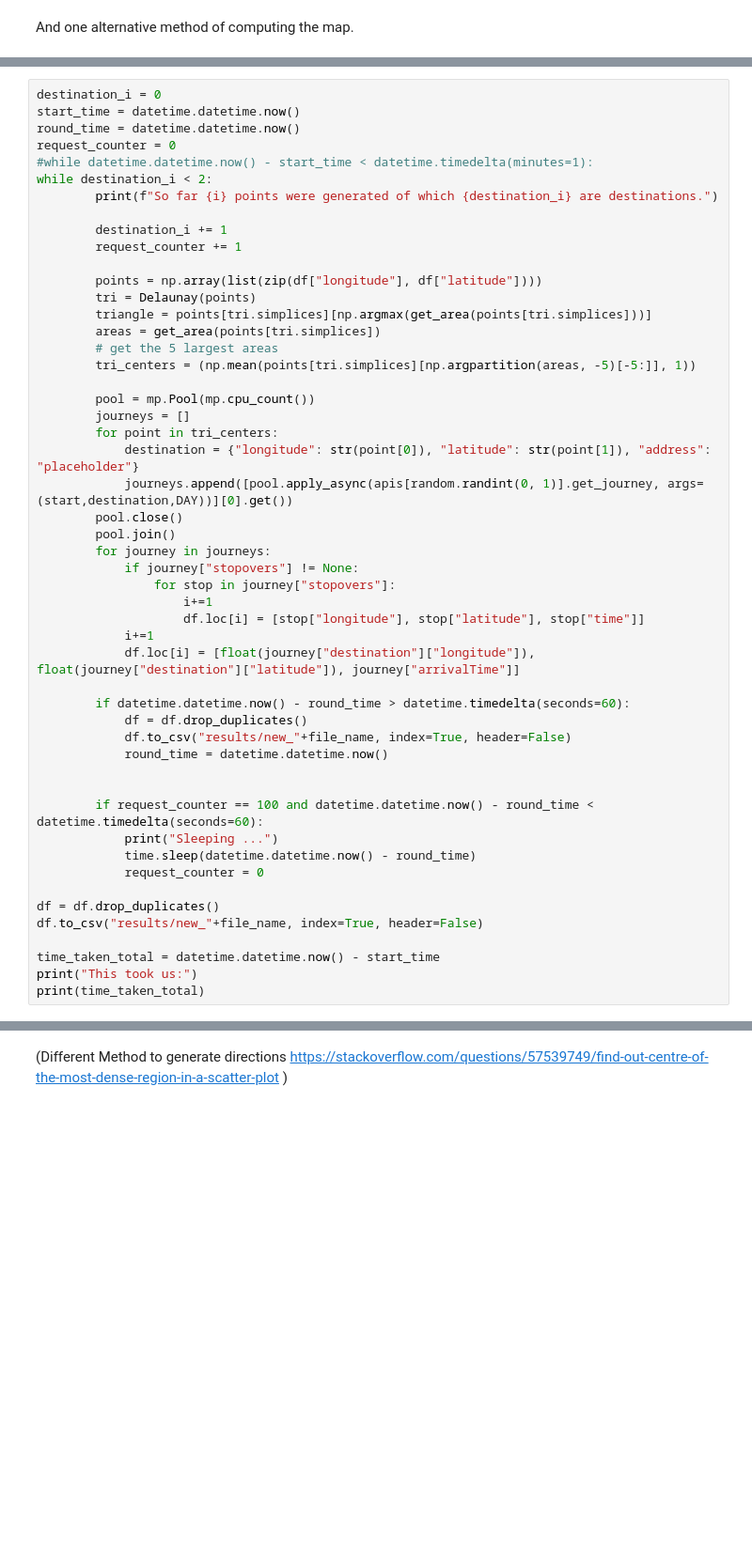
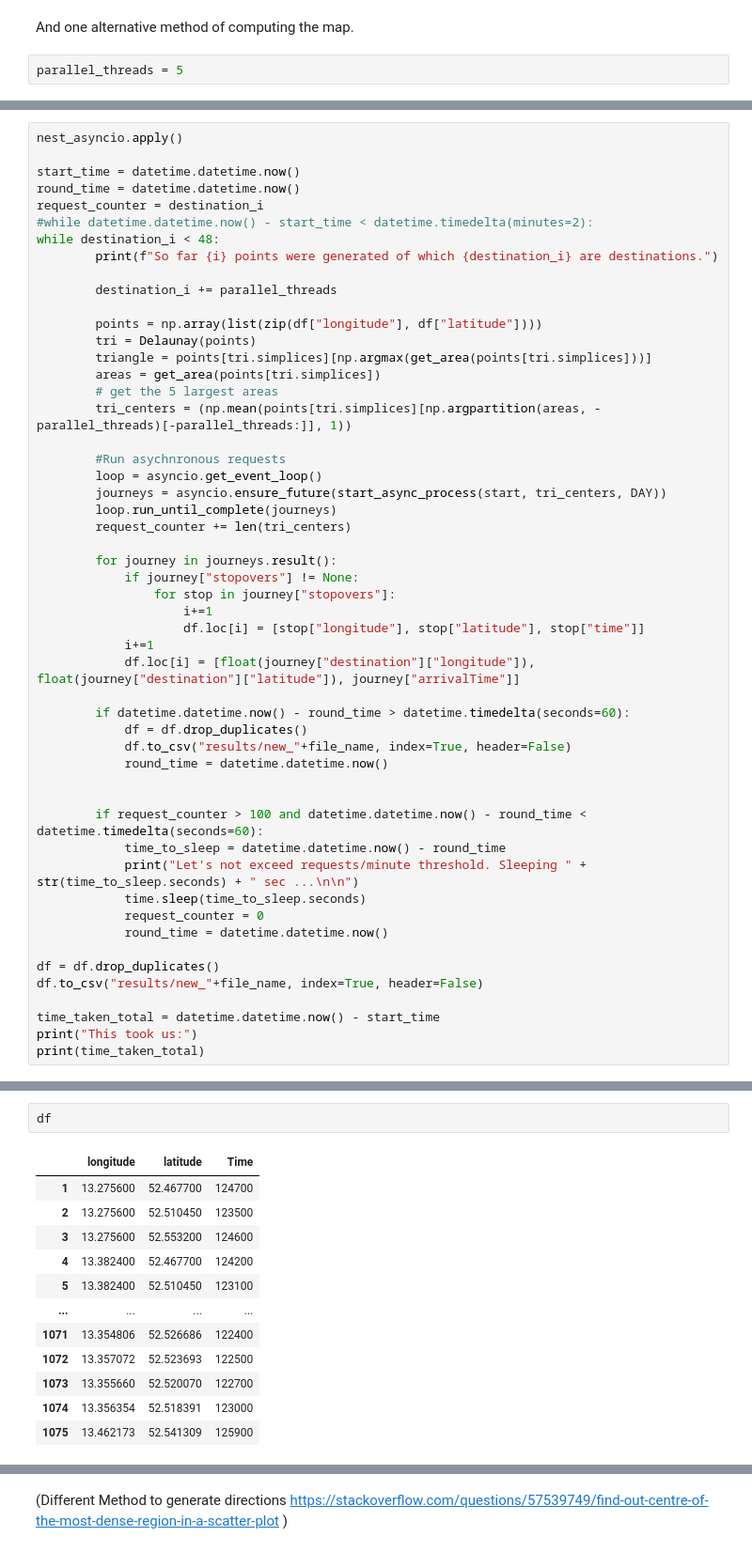
Before and after one commit to EricKolibacz/Oeffikator, a Jupyter notebook: Oeffikator.ipynb, the cells around one changed output, grey strips where cells are left out. Shown at 94% size. Saved outputs shown, nothing was run; the diff lists cells and outputs as text; blank space fills up the shorter version.

Commit message:
Introduce truly asynchronous requesting

```diff
--- a/Oeffikator.ipynb
+++ b/Oeffikator.ipynb
@@ -102,5 +126,7 @@ df.to_csv("results/"+file_name, index=True, header=False)
 # %% [markdown]
 And one alternative method of computing the map.
+# %%
+parallel_threads = 5
 # %%
 def get_area(points):
     first = np.multiply(points[:,0,0], np.subtract(points[:,1,1],points[:,2,1]))
@@ -139,30 +175,29 @@ Current best performance are 40 request per minute (parallel or linear).
 # %%
-destination_i = 0
+nest_asyncio.apply()
+
 start_time = datetime.datetime.now()
 round_time = datetime.datetime.now()
-request_counter = 0
-#while datetime.datetime.now() - start_time < datetime.timedelta(minutes=1):
-while destination_i < 2:
+request_counter = destination_i
+#while datetime.datetime.now() - start_time < datetime.timedelta(minutes=2):
+while destination_i < 48:
         print(f"So far {i} points were generated of which {destination_i} are destinations.")
 
-        destination_i += 1
-        request_counter += 1
+        destination_i += parallel_threads
 
         points = np.array(list(zip(df["longitude"], df["latitude"])))
         tri = Delaunay(points)
         triangle = points[tri.simplices][np.argmax(get_area(points[tri.simplices]))]
         areas = get_area(points[tri.simplices])
         # get the 5 largest areas
-        tri_centers = (np.mean(points[tri.simplices][np.argpartition(areas, -5)[-5:]], 1))
+        tri_centers = (np.mean(points[tri.simplices][np.argpartition(areas, -parallel_threads)[-parallel_threads:]], 1))
 
-        pool = mp.Pool(mp.cpu_count())
-        journeys = []
-        for point in tri_centers:
-            destination = {"longitude": str(point[0]), "latitude": str(point[1]), "address": "placeholder"}
-            journeys.append([pool.apply_async(apis[random.randint(0, 1)].get_journey, args=(start,destination,DAY))][0].get())
-        pool.close()
-        pool.join()
-        for journey in journeys:
+        #Run asychnronous requests
+        loop = asyncio.get_event_loop()
+        journeys = asyncio.ensure_future(start_async_process(start, tri_centers, DAY))
+        loop.run_until_complete(journeys)
+        request_counter += len(tri_centers)
+
+        for journey in journeys.result():
             if journey["stopovers"] != None:
                 for stop in journey["stopovers"]:
                     i+=1
@@ -176,10 +211,12 @@ while destination_i < 2:
             round_time = datetime.datetime.now()
 
 
-        if request_counter == 100 and datetime.datetime.now() - round_time < datetime.timedelta(seconds=60):
-            print("Sleeping ...")
-            time.sleep(datetime.datetime.now() - round_time)
+        if request_counter > 100 and datetime.datetime.now() - round_time < datetime.timedelta(seconds=60):
+            time_to_sleep = datetime.datetime.now() - round_time
+            print("Let's not exceed requests/minute threshold. Sleeping " + str(time_to_sleep.seconds) + " sec ...\n\n")
+            time.sleep(time_to_sleep.seconds)
             request_counter = 0
+            round_time = datetime.datetime.now()
 
 df = df.drop_duplicates()
 df.to_csv("results/new_"+file_name, index=True, header=False)
@@ -199,0 +248,15 @@ This took us:
+# %%
+df
+# %% [output]
+|  | longitude | latitude | Time |
+| 1 | 13.275600 | 52.467700 | 124700 |
+| 2 | 13.275600 | 52.510450 | 123500 |
+| 3 | 13.275600 | 52.553200 | 124600 |
+| 4 | 13.382400 | 52.467700 | 124200 |
+| 5 | 13.382400 | 52.510450 | 123100 |
+| ... | ... | ... | ... |
+| 1071 | 13.354806 | 52.526686 | 122400 |
+| 1072 | 13.357072 | 52.523693 | 122500 |
+| 1073 | 13.355660 | 52.520070 | 122700 |
+| 1074 | 13.356354 | 52.518391 | 123000 |
+| 1075 | 13.462173 | 52.541309 | 125900 |
```
Also changed, not shown: parts of 14 cells of this notebook.
